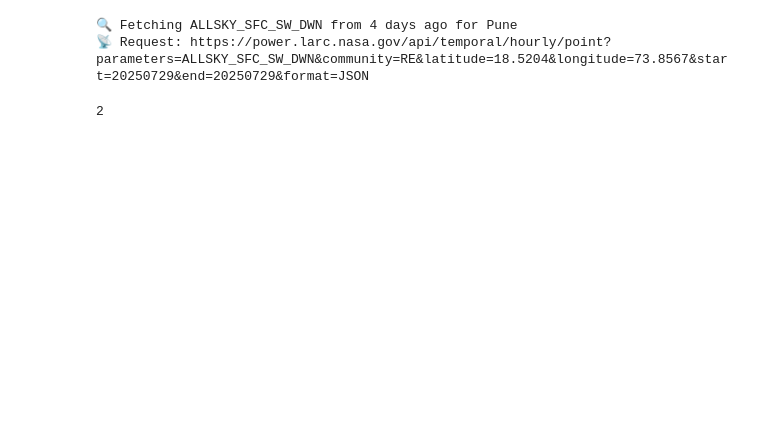
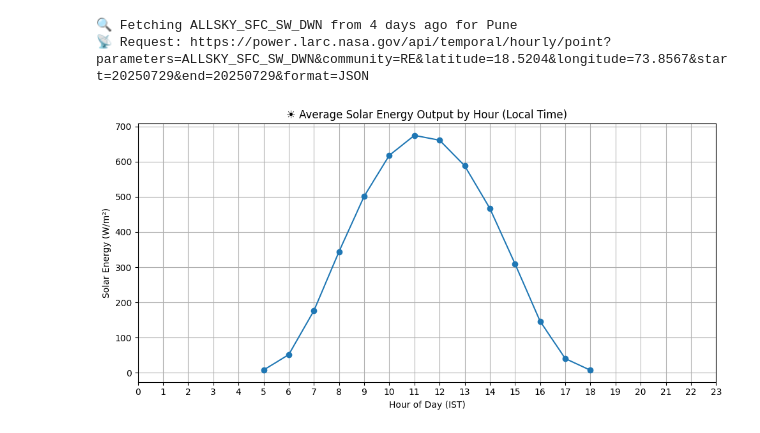
Before and after one commit to studentanush/weatherNet, a Jupyter notebook: version2.ipynb, the cells around one changed output. Cells and saved outputs as stored; diff of their text form; code cells hidden in the pictures; blank space fills up the shorter version.

```diff
--- a/version2.ipynb
+++ b/version2.ipynb
@@ -212,6 +252,21 @@ df = fetch_and_save(
 🔍 Fetching ALLSKY_SFC_SW_DWN from 4 days ago for Pune
 📡 Request: https://power.larc.nasa.gov/api/temporal/hourly/point?parameters=ALLSKY_SFC_SW_DWN&community=RE&latitude=18.5204&longitude=73.8567&start=20250729&end=20250729&format=JSON
 # %%
-len(df)
+# Extract hour after timezone conversion
+df['hour'] = df.index.hour
+
+# Group by hour and calculate mean solar output
+hourly_avg = df.groupby('hour')['ALLSKY_SFC_SW_DWN'].mean()
+
+# Plot
+plt.figure(figsize=(10, 5))
+hourly_avg.plot(kind='line', marker='o')
+plt.title("☀️ Average Solar Energy Output by Hour (Local Time)")
+plt.xlabel("Hour of Day (IST)")
+plt.ylabel("Solar Energy (W/m²)")
+plt.grid(True)
+plt.xticks(range(0, 24))
+plt.tight_layout()
+plt.show()
 # %% [output]
-2
+[figure, added]
```
Also changed, not shown: parts of 10 cells of this notebook, 3 other files.
